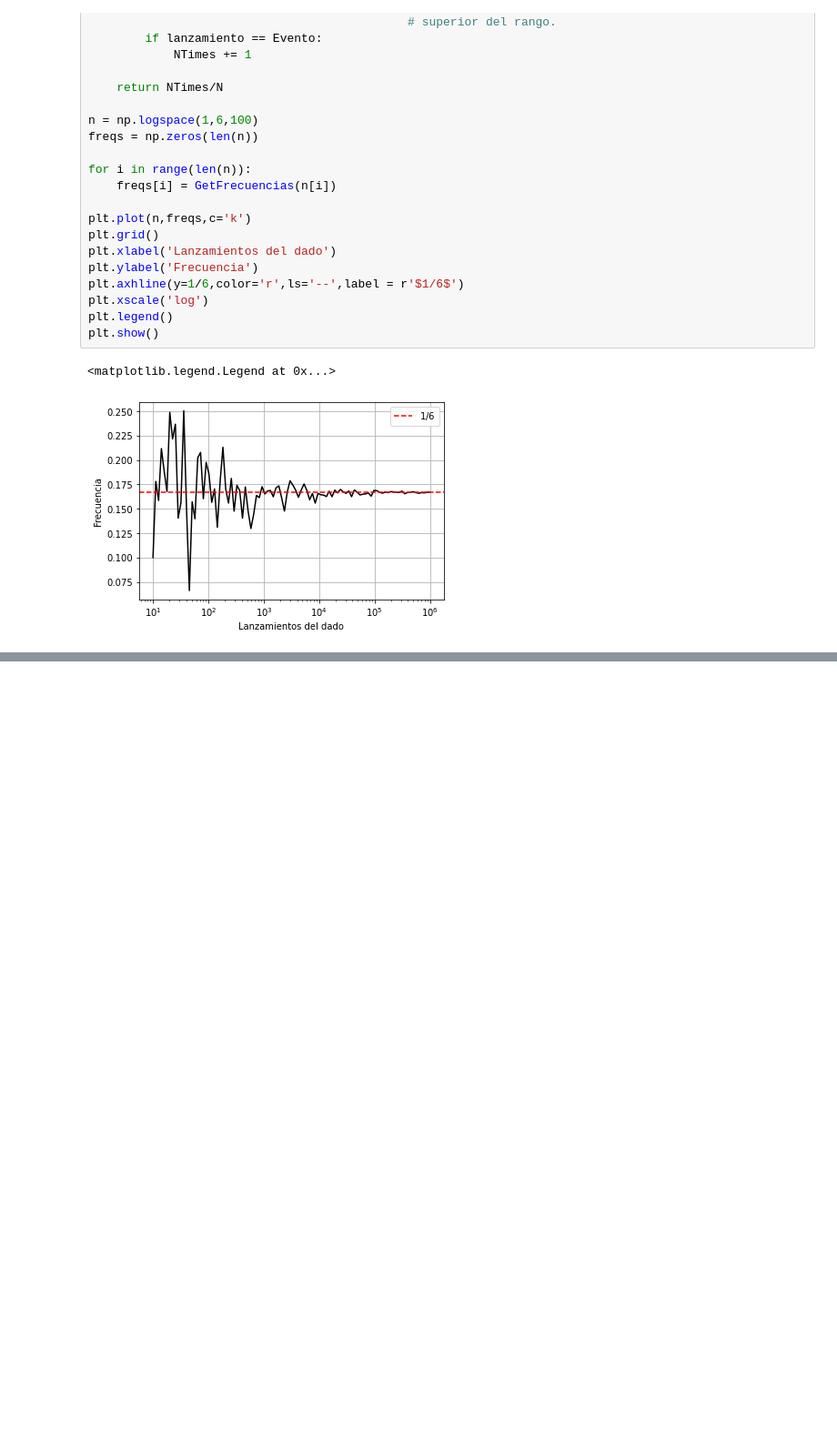
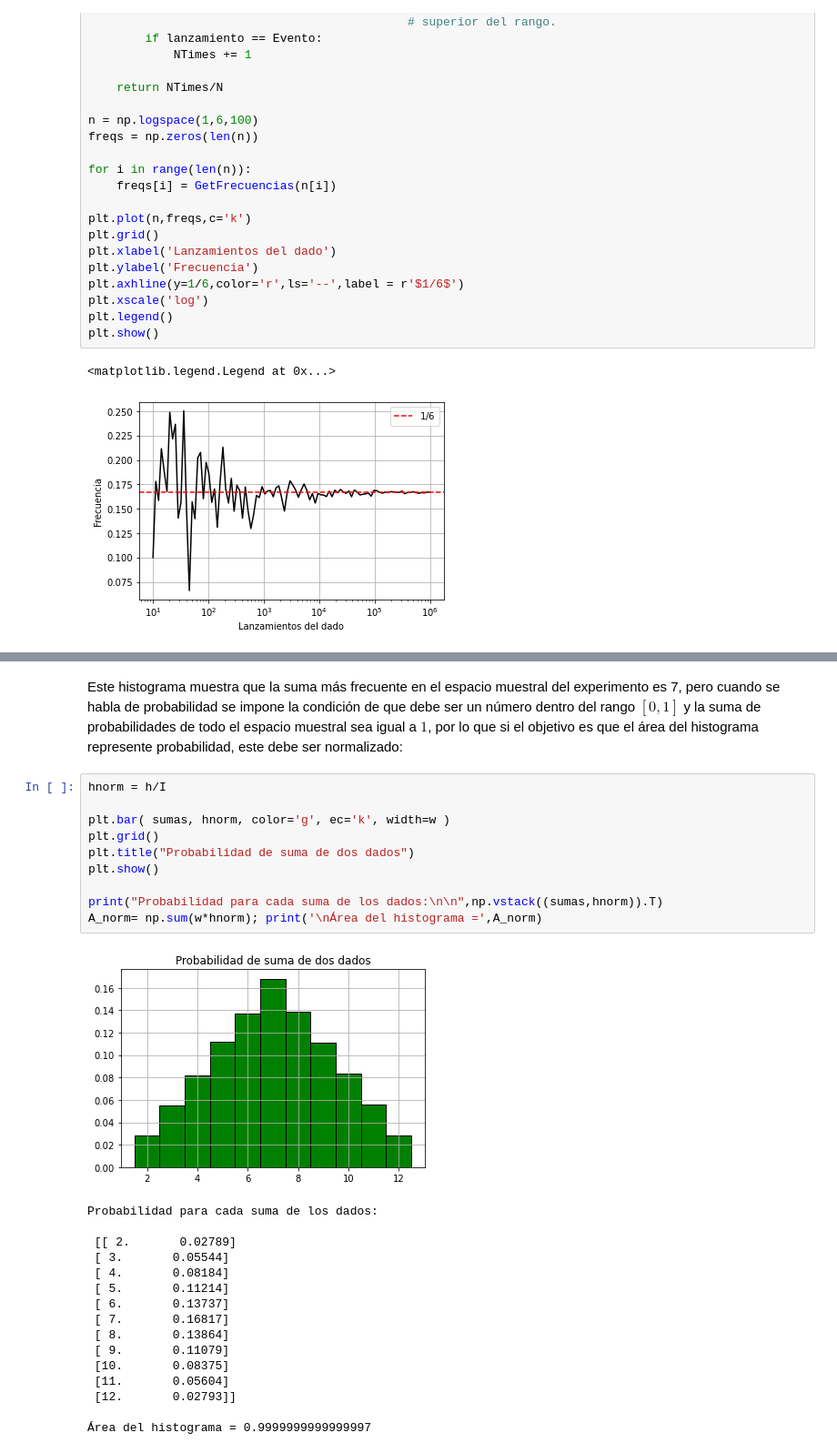
Before and after one commit to Lucas-Nieto-institucional/Notebooks_curso_estadistica, a Jupyter notebook: 01_Intro_Probabilidad.ipynb, the cells around one changed output, grey strips where cells are left out. Shown at 91% size. Drawn from its saved outputs; the diff is of its cells as text; blank space fills up the shorter version.

```diff
--- a/01_Intro_Probabilidad.ipynb
+++ b/01_Intro_Probabilidad.ipynb
@@ -226,0 +229,29 @@ Frecuencias absolutas de cada suma de los dados:
+# %% [markdown]
+Este histograma muestra que la suma más frecuente en el espacio muestral del experimento es 7, pero cuando se habla de probabilidad se impone la condición de que debe ser un número dentro del rango $[0,1]$ y la suma de probabilidades de todo el espacio muestral sea igual a $1$, por lo que si el objetivo es que el área del histograma represente probabilidad, este debe ser normalizado:
+# %%
+hnorm = h/I
+
+plt.bar( sumas, hnorm, color='g', ec='k', width=w )
+plt.grid()
+plt.title("Probabilidad de suma de dos dados")
+plt.show()
+
+print("Probabilidad para cada suma de los dados:\n\n",np.vstack((sumas,hnorm)).T)
+A_norm= np.sum(w*hnorm); print('\nÁrea del histograma =',A_norm)
+# %% [output]
+[figure, added]
+Probabilidad para cada suma de los dados:
+
+ [[ 2.       0.02789]
+ [ 3.       0.05544]
+ [ 4.       0.08184]
+ [ 5.       0.11214]
+ [ 6.       0.13737]
+ [ 7.       0.16817]
+ [ 8.       0.13864]
+ [ 9.       0.11079]
+ [10.       0.08375]
+ [11.       0.05604]
+ [12.       0.02793]]
+
+Área del histograma = 0.9999999999999997
```
Also changed, not shown: parts of 7 cells of this notebook.
